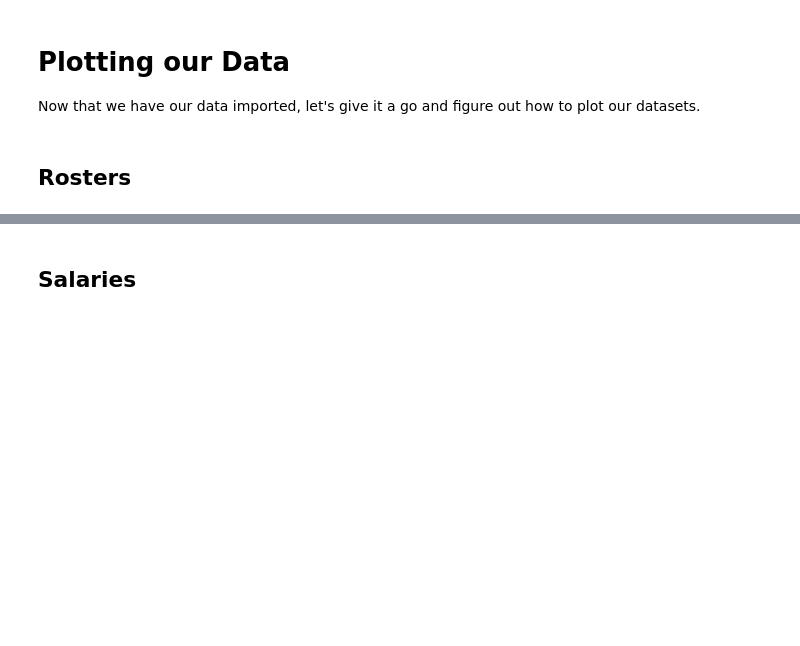
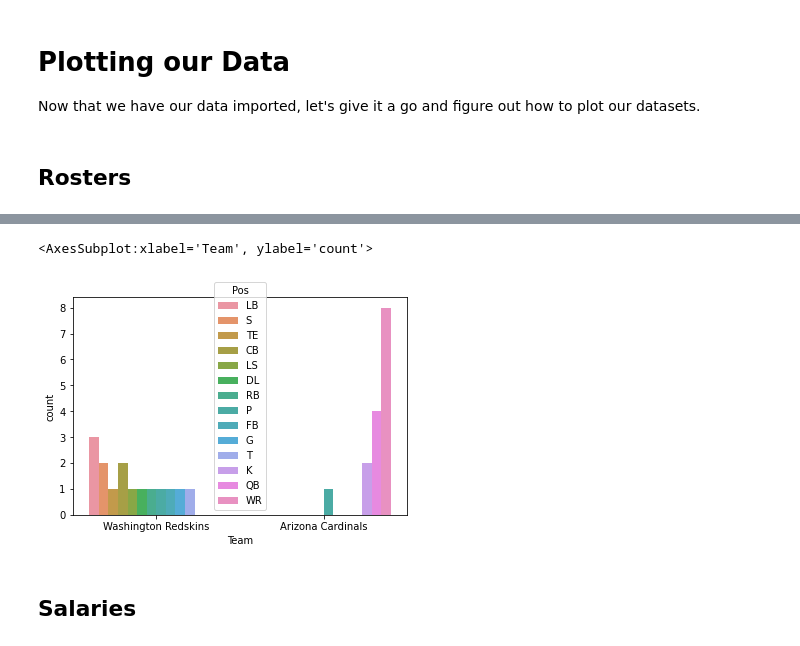
Before and after one commit to ZayManor/python-learning-club, a Jupyter notebook: activities/visualizations/Data Visualization.ipynb, the cells around one changed output, grey strips where cells are left out. Drawn from its saved outputs; the diff is of its cells as text; code cells hidden in the pictures; blank space fills up the shorter version.

```diff
--- a/activities/visualizations/Data Visualization.ipynb
+++ b/activities/visualizations/Data Visualization.ipynb
@@ -43,2 +95,16 @@ Now that we have our data imported, let's give it a go and figure out how to plo
+# %%
+wash = rosters.tail(15)
+ariz = rosters.head(15)
+
+rosters_mod = pd.concat([wash, ariz])
+# %%
+sns.countplot(
+    x='Team',
+    hue='Pos',
+    data=rosters_mod
+)
+# %% [output]
+<AxesSubplot:xlabel='Team', ylabel='count'>
+[figure, added]
 # %% [markdown]
 ## Salaries
```
Also changed, not shown: parts of 13 cells of this notebook.
